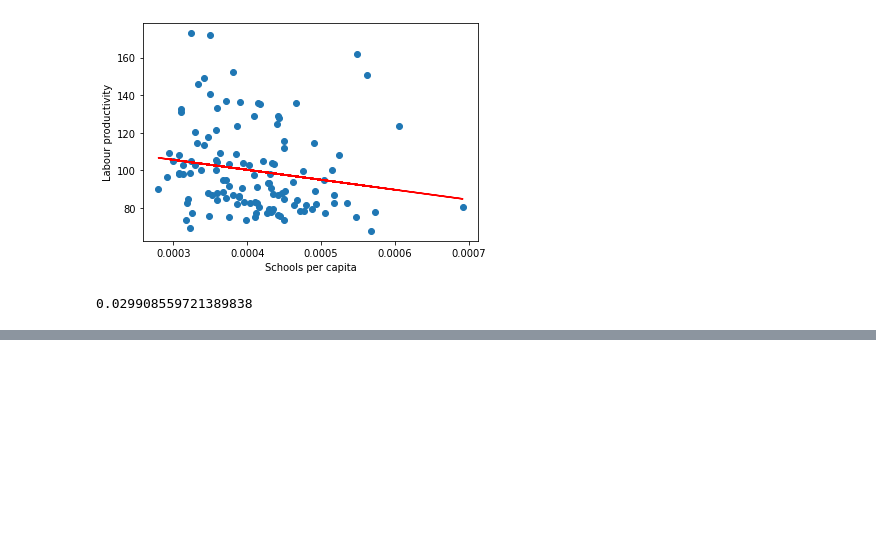
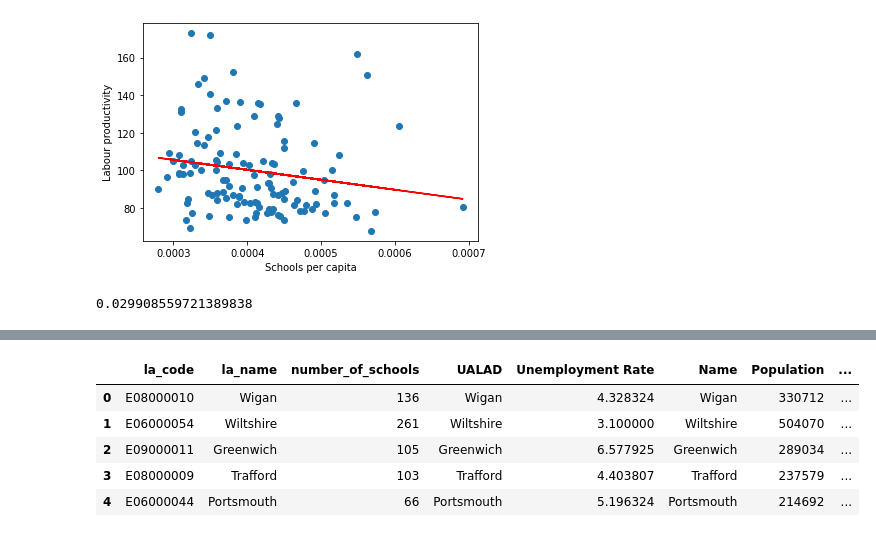
Before and after one commit to jordan-barrett-jm/uk-schools-analysis, a Jupyter notebook: UK Schools Analysis.ipynb, the cells around one changed output, grey strips where cells are left out. Cells and saved outputs as stored; diff of their text form; code cells hidden in the pictures; blank space fills up the shorter version.

```diff
--- a/UK Schools Analysis.ipynb
+++ b/UK Schools Analysis.ipynb
@@ -190,0 +213,16 @@ r2_score(Y, Y_pred)
+# %%
+# merge with schools and population datasets
+
+unemployment_schools = pd.merge(schools, unemployment, on='la_code')
+unemployment_schools_percap = pd.merge(unemployment_schools, population, on='la_code')
+
+#add per capita column
+unemployment_schools_percap['schools_per_capita'] = unemployment_schools_percap['number_of_schools'] / unemployment_schools_percap['Population']
+unemployment_schools_percap.head()
+# %% [output]
+|  | la_code | la_name | number_of_schools | UALAD | Unemployment Rate | Name | Population | ... |
+| 0 | E08000010 | Wigan | 136 | Wigan | 4.328324 | Wigan | 330712 | ... |
+| 1 | E06000054 | Wiltshire | 261 | Wiltshire | 3.100000 | Wiltshire | 504070 | ... |
+| 2 | E09000011 | Greenwich | 105 | Greenwich | 6.577925 | Greenwich | 289034 | ... |
+| 3 | E08000009 | Trafford | 103 | Trafford | 4.403807 | Trafford | 237579 | ... |
+| 4 | E06000044 | Portsmouth | 66 | Portsmouth | 5.196324 | Portsmouth | 214692 | ... |
```
Also changed, not shown: parts of 6 cells of this notebook.
